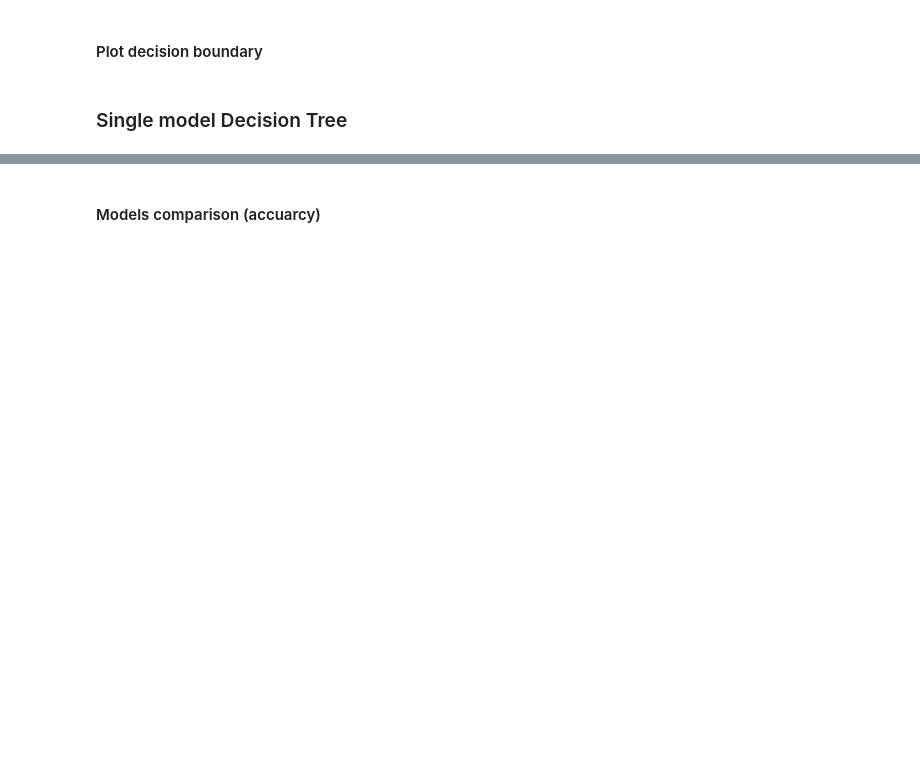
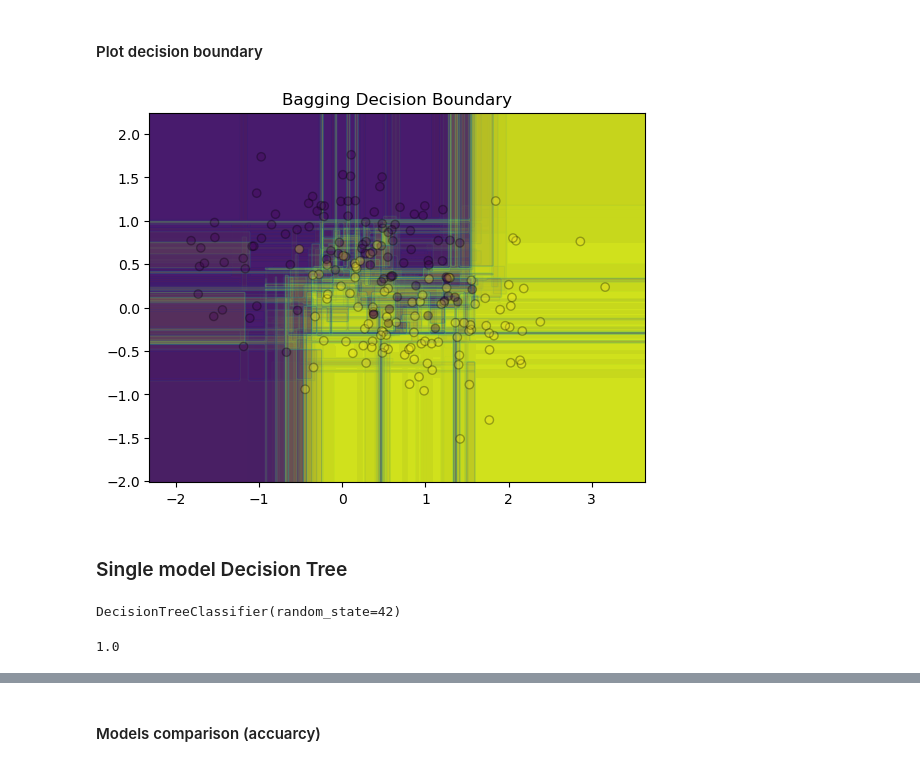
Before and after one commit to zapletalj-cze/ML_geo, a Jupyter notebook: 06_Ensemble_learning/06_LAB_mlgeo_ensembles_learning_exercise.ipynb, the cells around one changed output, grey strips where cells are left out. Saved outputs shown, nothing was run; the diff lists cells and outputs as text; code cells hidden in the pictures; blank space fills up the shorter version.

```diff
--- a/06_Ensemble_learning/06_LAB_mlgeo_ensembles_learning_exercise.ipynb
+++ b/06_Ensemble_learning/06_LAB_mlgeo_ensembles_learning_exercise.ipynb
@@ -70,9 +77,10 @@ bagging_params = {
 # %%
 # use GridSearchCV() on BaggingClassifier() with DecisionTreeClassifier()
 # cv=10, return_train_score=True
-bagging_grid = pass
+bagging_grid = GridSearchCV(BaggingClassifier(DecisionTreeClassifier(random_state=42), bootstrap=True),
+                            bagging_params, n_jobs=-1)
 # %%
 # search and fit
-pass
+estimator = bagging_grid.fit(X_train_bag, y_train_bag)
 # %%
 # best paramters are: estimator.best_params_
@@ -111,7 +140,9 @@ def plot_ensmble_boundary(model, X, y, title):
     plt.scatter(X[:, 0], X[:, 1], c=y, edgecolors="k", marker="o", alpha=0.3)
     plt.title(title)
 # %%
-plot_ensmble_boundary(bagging_best, X_test_bag, y_test_bag, "Bagging Decision Boundary")
+plot_ensmble_boundary(estimator.best_estimator_, X_test_bag, y_test_bag, "Bagging Decision Boundary")
+# %% [output]
+[figure, added]
 # %% [markdown]
 ### Single model Decision Tree
 # %%
@@ -120,8 +151,13 @@ pass
 # %%
 # fit the model
-pass
+singleDT.fit(X_train_bag, y_train_bag)
+# %% [output]
+DecisionTreeClassifier(random_state=42)
 # %%
 # training accuracy: accuracy_score()
-DT_train_acc = pass
+DT_train_acc = accuracy_score(y_train_bag, singleDT.predict(X_train_bag))
+DT_train_acc
+# %% [output]
+1.0
 # %%
 # testing accuracy: accuracy_score()
```
Also changed, not shown: parts of 48 cells of this notebook, 20 other files.
